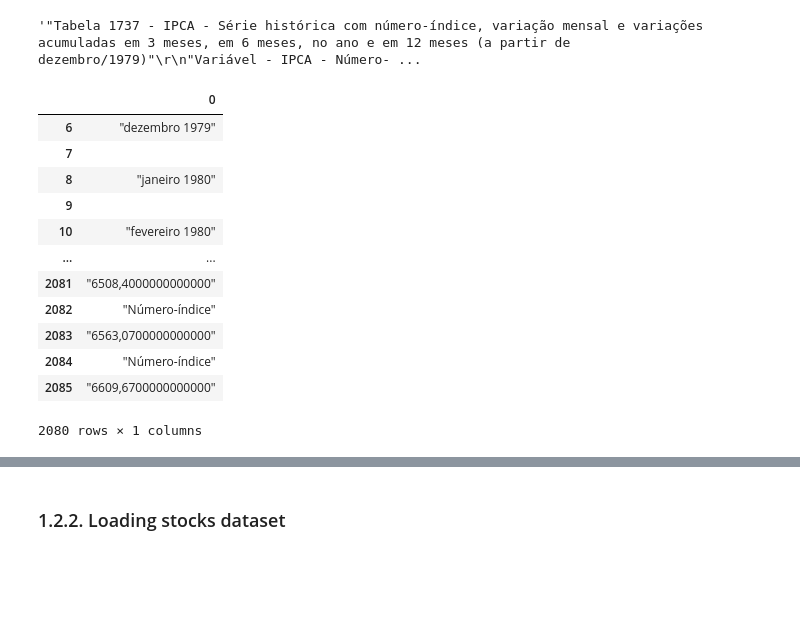
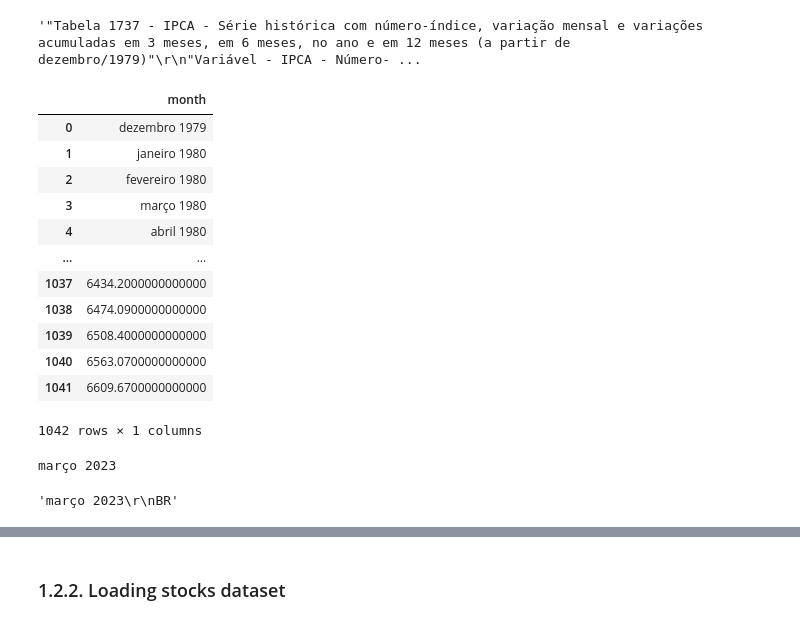
Before and after one commit to amilton23/ML_Finance, a Jupyter notebook: finance_project.ipynb, the cells around one changed output, grey strips where cells are left out. Saved outputs shown, nothing was run; the diff lists cells and outputs as text; code cells hidden in the pictures; blank space fills up the shorter version.

Commit message:
pre-processing IPCA

```diff
--- a/finance_project.ipynb
+++ b/finance_project.ipynb
@@ -57,21 +58,47 @@ soup
 # %% [output]
 '"Tabela 1737 - IPCA - Série histórica com número-índice, variação mensal e variações acumuladas em 3 meses, em 6 meses, no ano e em 12 meses (a partir de dezembro/1979)"\r\n"Variável - IPCA - Número- ...
 # %%
-pd.DataFrame(soup.split(';'))[6:-8]
+df_ipca = pd.DataFrame(soup.split(';'))[6:-7]
-# %% [output]
-|  | 0 |
-| 6 | "dezembro 1979" |
-| 7 |  |
-| 8 | "janeiro 1980" |
-| 9 |  |
-| 10 | "fevereiro 1980" |
-| ... | ... |
-| 2081 | "6508,4000000000000" |
-| 2082 | "Número-índice" |
-| 2083 | "6563,0700000000000" |
-| 2084 | "Número-índice" |
-| 2085 | "6609,6700000000000" |
-2080 rows × 1 columns
 # %%
-# help(BS)
-# help(yfinance)
+df_ipca = df_ipca.rename({0:'month'}, axis='columns')
+df_ipca = df_ipca.replace('', np.nan)
+df_ipca = df_ipca.dropna()
+df_ipca = df_ipca[~(df_ipca['month'].str.startswith('"Núm'))]
+df_ipca = df_ipca.reset_index().drop(columns=['index'])
+df_ipca = df_ipca.applymap(lambda x: x.replace('"', ''))
+df_ipca = df_ipca.applymap(lambda x: x.replace(',', '.'))
+df_ipca
+# %% [output]
+|  | month |
+| 0 | dezembro 1979 |
+| 1 | janeiro 1980 |
+| 2 | fevereiro 1980 |
+| 3 | março 1980 |
+| 4 | abril 1980 |
+| ... | ... |
+| 1037 | 6434.2000000000000 |
+| 1038 | 6474.0900000000000 |
+| 1039 | 6508.4000000000000 |
+| 1040 | 6563.0700000000000 |
+| 1041 | 6609.6700000000000 |
+1042 rows × 1 columns
+# %%
+#pd.to_numeric(df_ipca['month'])
+# if len(df_ipca) % 2 == 0:
+#     df_ipca.head(len(df_ipca)/2)
+# else:
+#     df_ipca.head((len(df_ipca)-1)/2)
+
+# df_ipca.replace('Brasil', np.nan).replace('1', np.nan).dropna()
+
+df_ipca.applymap(lambda x: x.replace('\r\nBR','') if x.endswith('\r\nBR') else x)
+
+if df_ipca.iloc[519,0].endswith('\r\nBR'):
+    print(df_ipca.iloc[519,0].replace('\r\nBR',''))
+
+df_ipca.iloc[519,0]
+# s = 'março 2023\r\nBR'
+# s.endswith('\r\nBR')
+# %% [output]
+março 2023
+'março 2023\r\nBR'
```
Also changed, not shown: parts of 2 cells of this notebook, 2 other files.
